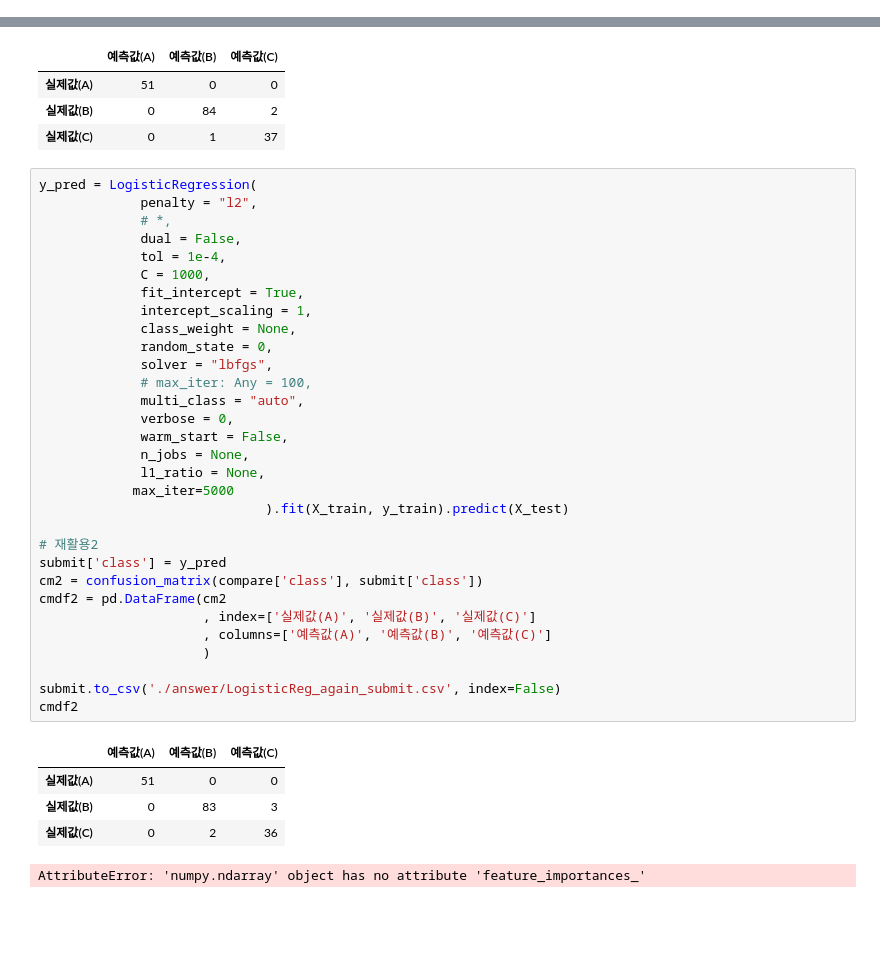
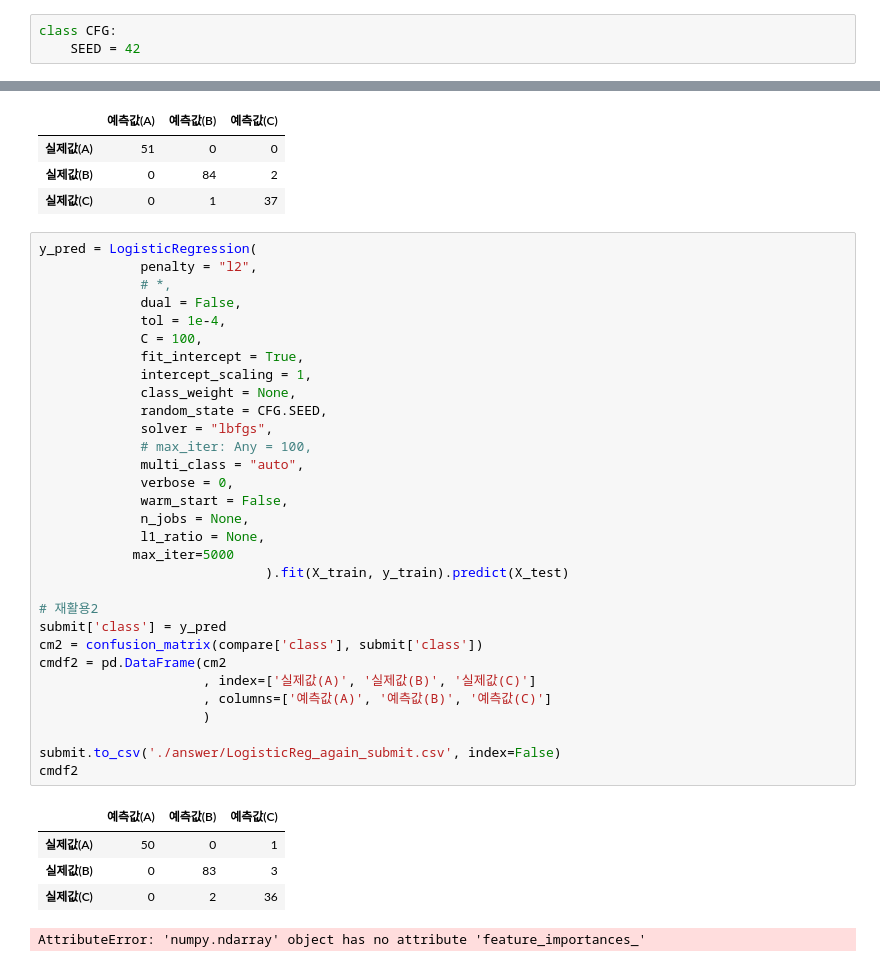
Before and after one commit to Jonghyun-Park1027/Competition, a Jupyter notebook: 유전자분류/23_1_5-supervised-learning.ipynb, the cells around one changed output, grey strips where cells are left out. Saved outputs shown, nothing was run; the diff lists cells and outputs as text; blank space fills up the shorter version.

```diff
--- a/유전자분류/23_1_5-supervised-learning.ipynb
+++ b/유전자분류/23_1_5-supervised-learning.ipynb
@@ -1,5 +1,8 @@
 # %% [markdown]
 # 2장. 지도 학습
+# %%
+class CFG:
+    SEED = 42
 # %%
 import random
 import os
@@ -191,36 +194,36 @@ cmdf2
 y_pred = LogisticRegression(
              penalty = "l2",
              # *,
              dual = False,
              tol = 1e-4,
-             C = 1000,
+             C = 100,
              fit_intercept = True,
              intercept_scaling = 1,
              class_weight = None,
-             random_state = 0,
+             random_state = CFG.SEED,
              solver = "lbfgs",
              # max_iter: Any = 100,
              multi_class = "auto",
              verbose = 0,
              warm_start = False,
              n_jobs = None,
              l1_ratio = None,
             max_iter=5000
                              ).fit(X_train, y_train).predict(X_test)
 
 # 재활용2
 submit['class'] = y_pred
 cm2 = confusion_matrix(compare['class'], submit['class'])
 cmdf2 = pd.DataFrame(cm2
                      , index=['실제값(A)', '실제값(B)', '실제값(C)']
                      , columns=['예측값(A)', '예측값(B)', '예측값(C)']
                      )
 
 submit.to_csv('./answer/LogisticReg_again_submit.csv', index=False)
 cmdf2
 # %% [output]
 |  | 예측값(A) | 예측값(B) | 예측값(C) |
-| 실제값(A) | 51 | 0 | 0 |
+| 실제값(A) | 50 | 0 | 1 |
 | 실제값(B) | 0 | 83 | 3 |
 | 실제값(C) | 0 | 2 | 36 |
 # %%
```
Also changed, not shown: 2 other files.
